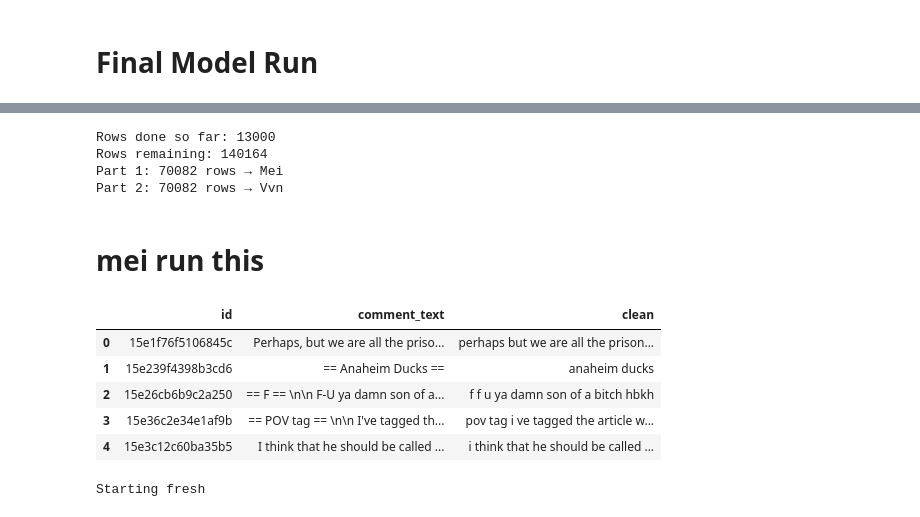
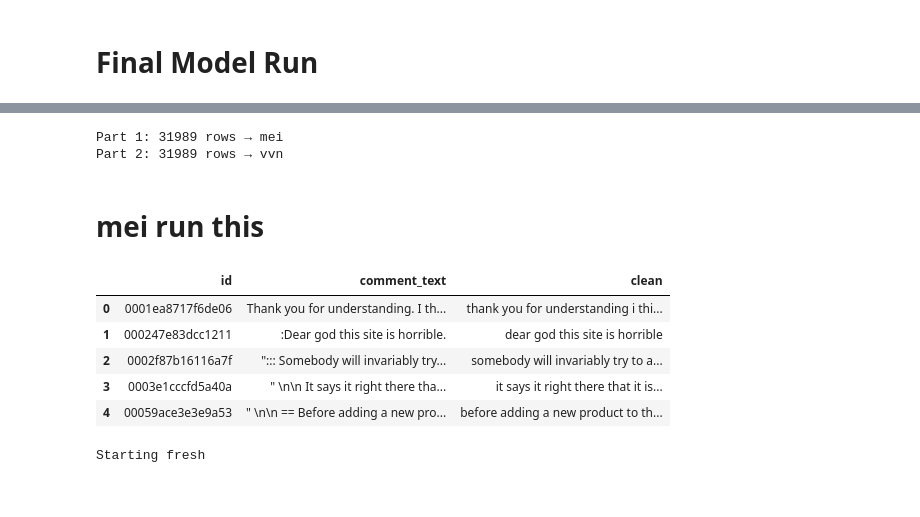
Before and after one commit to meiw02/LLM_project, a Jupyter notebook: project.ipynb, the cells around one changed output, grey strips where cells are left out. Saved outputs shown, nothing was run; the diff lists cells and outputs as text; code cells hidden in the pictures.

Commit message:
split data final lmao

```diff
--- a/project.ipynb
+++ b/project.ipynb
@@ -1149,37 +1164,28 @@ test_df.head()
 # %%
-done_df = pd.read_csv('test_predictions_acutal.csv')
-print(f"Rows done so far: {len(done_df)}")
+half = len(test_scored) // 2
 
-# Get remaining rows
-remaining = test_df[~test_df['id'].isin(done_df['id'])].reset_index(drop=True)
-print(f"Rows remaining: {len(remaining)}")
+part1 = test_valid.iloc[:half].reset_index(drop=True)
+part2 = test_valid.iloc[half:].reset_index(drop=True)
 
-# Split remaining in half
-half = len(remaining) // 2
-part1 = remaining.iloc[:half].reset_index(drop=True)
-part2 = remaining.iloc[half:].reset_index(drop=True)
+part1.to_csv('test_run_part1.csv', index=False)
+part2.to_csv('test_run_part2.csv', index=False)
 
-part1.to_csv('test_part1.csv', index=False)
-part2.to_csv('test_part2.csv', index=False)
-
-print(f"Part 1: {len(part1)} rows → Mei")
-print(f"Part 2: {len(part2)} rows → Vvn")
+print(f"Part 1: {len(part1)} rows → mei")
+print(f"Part 2: {len(part2)} rows → vvn")
 # %% [output]
-Rows done so far: 13000
-Rows remaining: 140164
-Part 1: 70082 rows → Mei
-Part 2: 70082 rows → Vvn
+Part 1: 31989 rows → mei
+Part 2: 31989 rows → vvn
 # %% [markdown]
 # mei run this
 # %%
-df = pd.read_csv('test_part1.csv')
+df = pd.read_csv('test_run_part1.csv')
 df['clean'] = df['comment_text'].apply(clean_text)
 df.head()
 # %% [output]
 |  | id | comment_text | clean |
-| 0 | 15e1f76f5106845c | Perhaps, but we are all the priso... | perhaps but we are all the prison... |
-| 1 | 15e239f4398b3cd6 | == Anaheim Ducks == | anaheim ducks |
-| 2 | 15e26cb6b9c2a250 | == F == \n\n F-U ya damn son of a... | f f u ya damn son of a bitch hbkh |
-| 3 | 15e36c2e34e1af9b | == POV tag == \n\n I've tagged th... | pov tag i ve tagged the article w... |
-| 4 | 15e3c12c60ba35b5 | I think that he should be called ... | i think that he should be called ... |
+| 0 | 0001ea8717f6de06 | Thank you for understanding. I th... | thank you for understanding i thi... |
+| 1 | 000247e83dcc1211 | :Dear god this site is horrible. | dear god this site is horrible |
+| 2 | 0002f87b16116a7f | "::: Somebody will invariably try... | somebody will invariably try to a... |
+| 3 | 0003e1cccfd5a40a | " \n\n It says it right there tha... | it says it right there that it is... |
+| 4 | 00059ace3e3e9a53 | " \n\n == Before adding a new pro... | before adding a new product to th... |
 # %%
```
Also changed, not shown: parts of 17 cells of this notebook, 2 other files.
